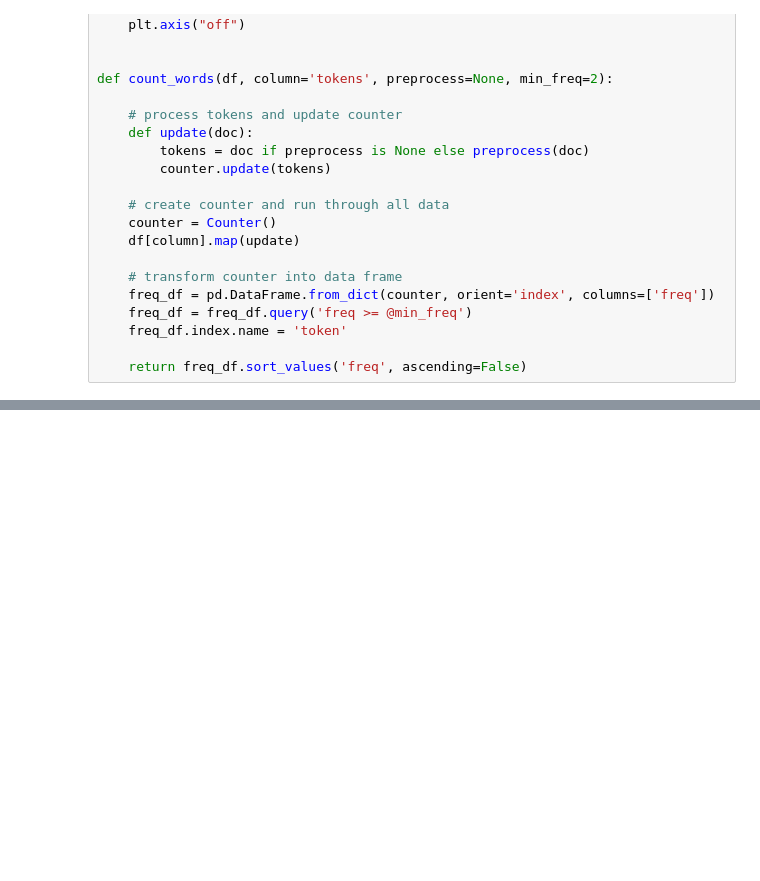
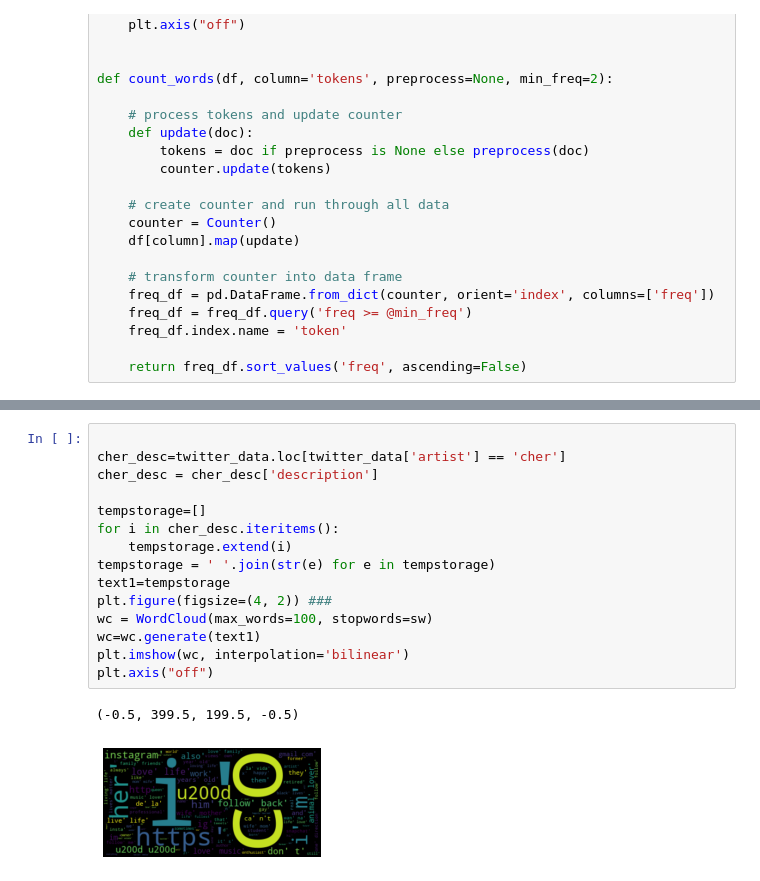
Before and after one commit to seantorres/ADS_509_Text_Compare_HW_3, a Jupyter notebook: Group Comparison.ipynb, the cells around one changed output, grey strips where cells are left out. Cells and saved outputs as stored; diff of their text form; blank space fills up the shorter version.

```diff
--- a/Group Comparison.ipynb
+++ b/Group Comparison.ipynb
@@ -840,0 +895,18 @@ def count_words(df, column='tokens', preprocess=None, min_freq=2):
+# %%
+
+cher_desc=twitter_data.loc[twitter_data['artist'] == 'cher']
+cher_desc = cher_desc['description']
+
+tempstorage=[]
+for i in cher_desc.iteritems():
+    tempstorage.extend(i)
+tempstorage = ' '.join(str(e) for e in tempstorage)
+text1=tempstorage
+plt.figure(figsize=(4, 2)) ###
+wc = WordCloud(max_words=100, stopwords=sw)
+wc=wc.generate(text1)
+plt.imshow(wc, interpolation='bilinear')
+plt.axis("off")
+# %% [output]
+(-0.5, 399.5, 199.5, -0.5)
+[figure, added]
```
Also changed, not shown: parts of 26 cells of this notebook.
